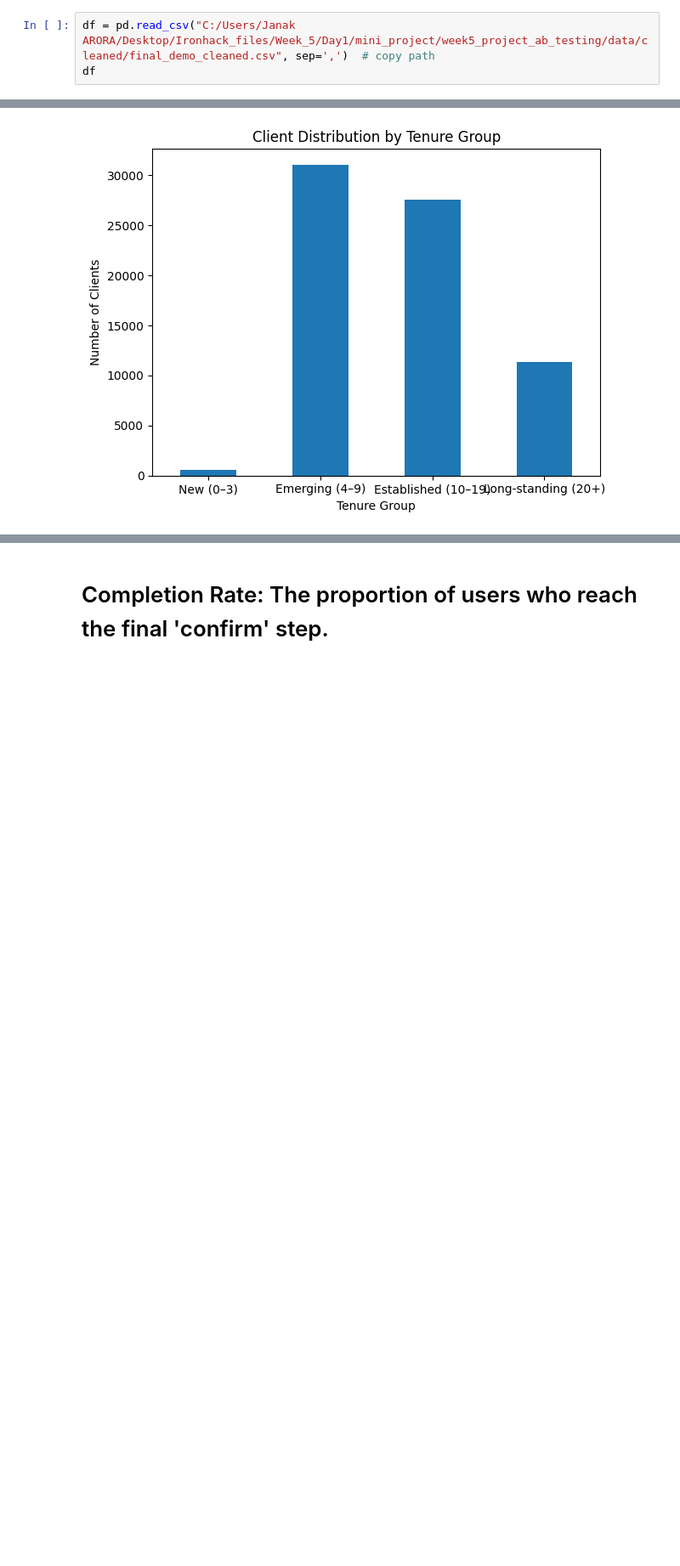
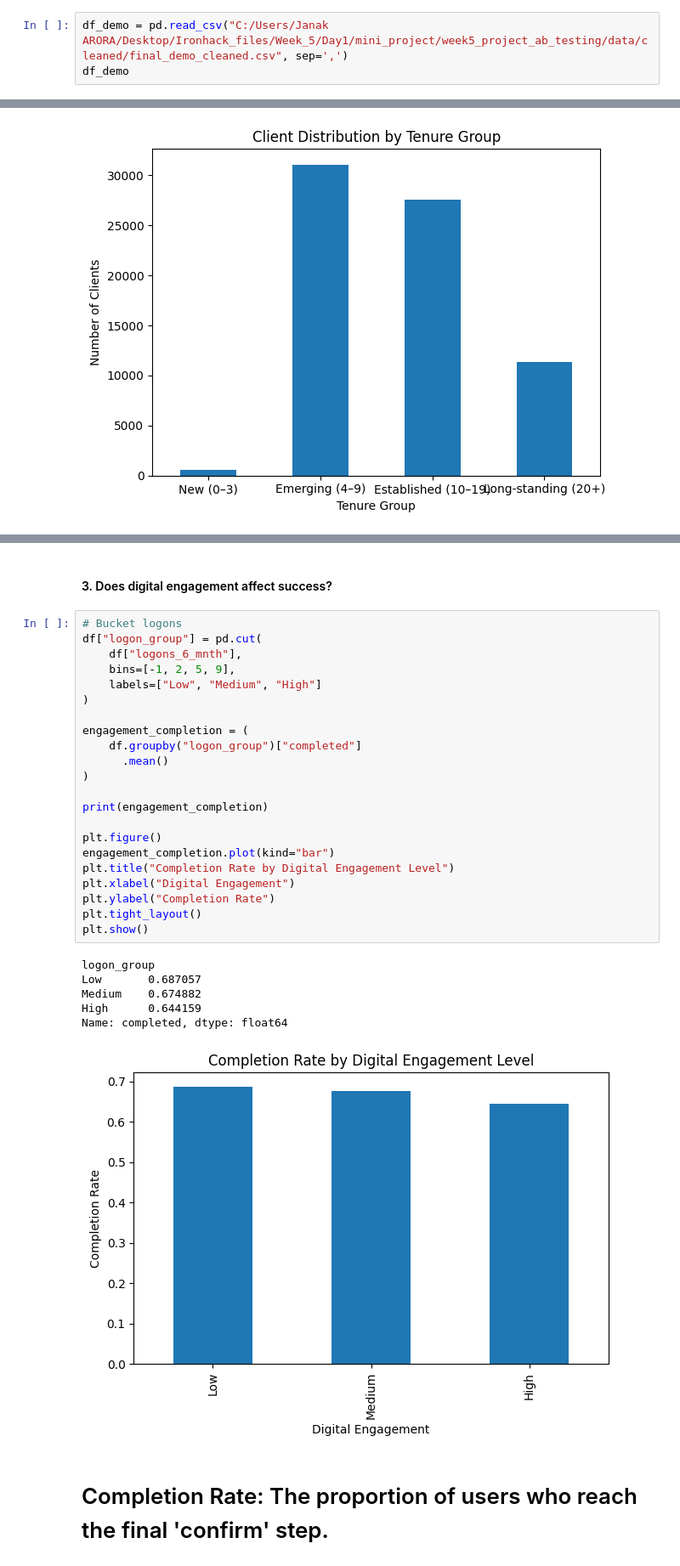
Before and after one commit to CharulMathur4592/week5_project_ab_testing, a Jupyter notebook: notebooks/analysis_charul.ipynb, the cells around one changed output, grey strips where cells are left out. Shown at 85% size. Saved outputs shown, nothing was run; the diff lists cells and outputs as text; blank space fills up the shorter version.

```diff
--- a/notebooks/analysis_charul.ipynb
+++ b/notebooks/analysis_charul.ipynb
@@ -8,6 +42,6 @@ import numpy as np
 # %%
-df = pd.read_csv("C:/Users/Janak ARORA/Desktop/Ironhack_files/Week_5/Day1/mini_project/week5_project_ab_testing/data/cleaned/final_demo_cleaned.csv", sep=',')  # copy path
-df
+df_demo = pd.read_csv("C:/Users/Janak ARORA/Desktop/Ironhack_files/Week_5/Day1/mini_project/week5_project_ab_testing/data/cleaned/final_demo_cleaned.csv", sep=',')
+df_demo
 # %% [output]
 |  | client_id | clnt_tenure_yr | clnt_tenure_mnth | clnt_age | gendr | num_accts | bal | calls_6_mnth | ... |
 | 0 | 836976 | 6 | 73 | 60 | Unknown | 2 | 45105.30 | 6 | ... |
@@ -80,2 +180,33 @@ plt.show()
+# %% [markdown]
+#### 3. Does digital engagement affect success?
+# %%
+# Bucket logons
+df["logon_group"] = pd.cut(
+    df["logons_6_mnth"],
+    bins=[-1, 2, 5, 9],
+    labels=["Low", "Medium", "High"]
+)
+
+engagement_completion = (
+    df.groupby("logon_group")["completed"]
+      .mean()
+)
+
+print(engagement_completion)
+
+plt.figure()
+engagement_completion.plot(kind="bar")
+plt.title("Completion Rate by Digital Engagement Level")
+plt.xlabel("Digital Engagement")
+plt.ylabel("Completion Rate")
+plt.tight_layout()
+plt.show()
+# %% [output]
+logon_group
+Low       0.687057
+Medium    0.674882
+High      0.644159
+Name: completed, dtype: float64
+[figure, added]
 # %% [markdown]
 # Completion Rate: The proportion of users who reach the final 'confirm' step.
```
Also changed, not shown: parts of 27 cells of this notebook.
